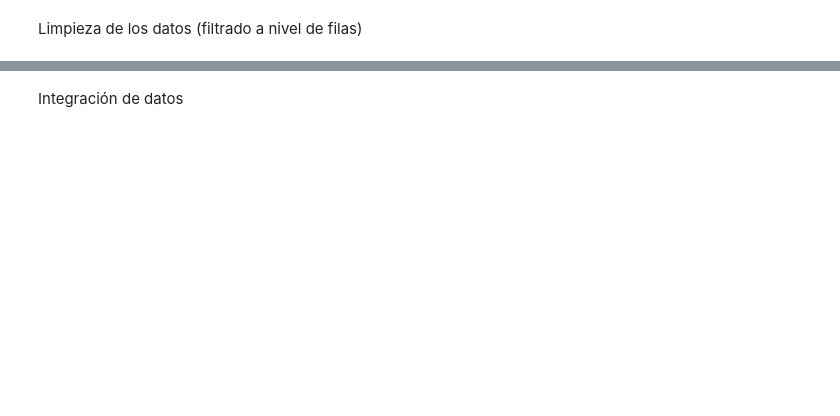
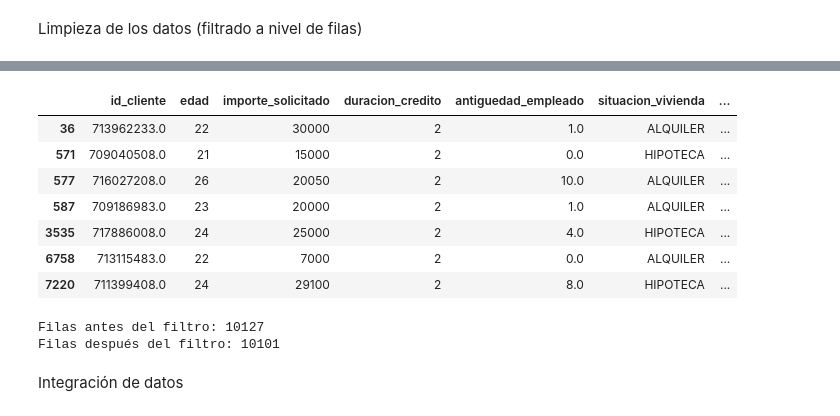
Before and after one commit to lolagj/-13MBID-Practica1, a Jupyter notebook: notebooks/preparacion_datos/PD01 -Transformaciones.ipynb, the cells around one changed output, grey strips where cells are left out. Saved outputs shown, nothing was run; the diff lists cells and outputs as text; code cells hidden in the pictures; blank space fills up the shorter version.

```diff
--- a/notebooks/preparacion_datos/PD01 -Transformaciones.ipynb
+++ b/notebooks/preparacion_datos/PD01 -Transformaciones.ipynb
@@ -43,7 +47,7 @@ Selección de datos
 # %%
 # Se establece qué columnas se eliminan
 
-col_eliminar_creditos = ['completitud_fila', 'situacion_vivienda_ok']
+col_eliminar_creditos = ['tasa_interes']
 col_eliminar_tarjetas = ['nivel_tarjeta']
 
 # Se ejecuta la operación
@@ -80,3 +98,32 @@ df_creditos.head(5)
+# %%
+def regla_pct_duracion_vivienda(row, duracion_min):
+    pct_ingreso = row.pct_ingreso
+    duracion = row.duracion_credito
+    situacion_vivienda = row.situacion_vivienda
+    #asumimos que la duración mínima es 0
+    if duracion==duracion_min:
+        if pct_ingreso > 0.6 and situacion_vivienda != "PROPIA":
+            return False
+
+    return True
+
+duracion_min = df_creditos['duracion_credito'].min()
+# Se aplica la función para todos los elementos del dataset
+regla_pct_dur_viv = df_creditos.apply(lambda row: regla_pct_duracion_vivienda(row, duracion_min), axis=1).rename("regla_pct_dur_viv")
+
+# Se unen los resultados al dataset inicial
+df_creditos = pd.concat([df_creditos, regla_pct_dur_viv], axis=1)
+# %%
+df_creditos[regla_pct_dur_viv==False]
+# %% [output]
+|  | id_cliente | edad | importe_solicitado | duracion_credito | antiguedad_empleado | situacion_vivienda | ... |
+| 36 | 713962233.0 | 22 | 30000 | 2 | 1.0 | ALQUILER | ... |
+| 571 | 709040508.0 | 21 | 15000 | 2 | 0.0 | HIPOTECA | ... |
+| 577 | 716027208.0 | 26 | 20050 | 2 | 10.0 | ALQUILER | ... |
+| 587 | 709186983.0 | 23 | 20000 | 2 | 1.0 | ALQUILER | ... |
+| 3535 | 717886008.0 | 24 | 25000 | 2 | 4.0 | HIPOTECA | ... |
+| 6758 | 713115483.0 | 22 | 7000 | 2 | 0.0 | ALQUILER | ... |
+| 7220 | 711399408.0 | 24 | 29100 | 2 | 8.0 | HIPOTECA | ... |
 # %%
 # Se filtran las filas con algún error detectado
 print(f"Filas antes del filtro: {df_creditos.shape[0]}")
@@ -87,7 +134,13 @@ temp = df_creditos[df_creditos['edad'] < 90]
 
 temp_c = temp[temp['regla_pct_ingresos'] == 'ok']
 
+temp_c = temp_c[temp_c['regla_pct_dur_viv'] == True]
+temp_c = temp_c[(temp_c['antiguedad_empleado'] < 50) | (temp_c['antiguedad_empleado'].isnull())]
+
 print(f"Filas después del filtro: {temp_c.shape[0]}")
+# %% [output]
+Filas antes del filtro: 10127
+Filas después del filtro: 10101
 # %% [markdown]
 Integración de datos
 # %%
```
Also changed, not shown: parts of 12 cells of this notebook, 2 other files.
